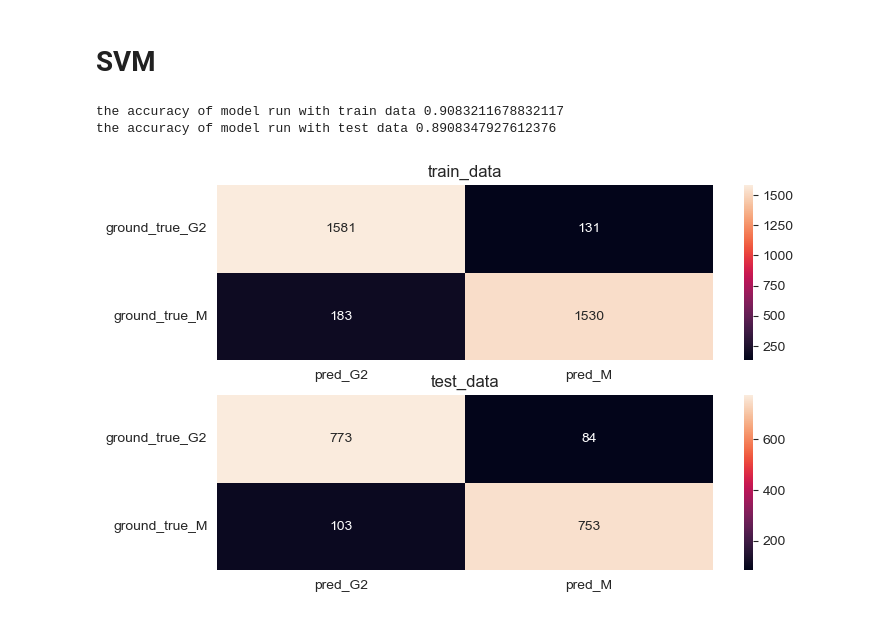
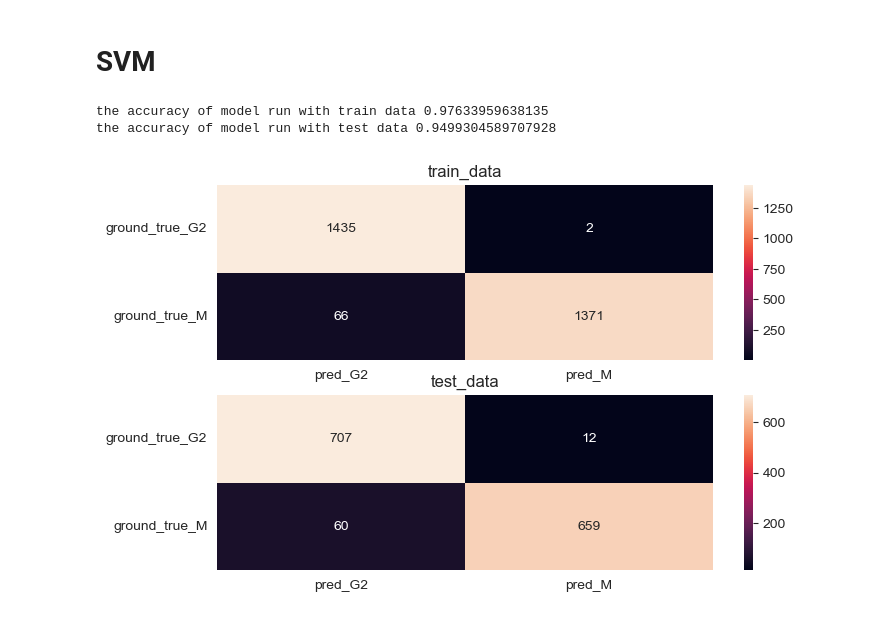
Before and after one commit to HocheggerLab/Omero_Screen, a Jupyter notebook: cellcycle_analysis_files/mitotic-classification.ipynb, the cells around one changed output. Drawn from its saved outputs; the diff is of its cells as text; code cells hidden in the pictures.

```diff
--- a/cellcycle_analysis_files/mitotic-classification.ipynb
+++ b/cellcycle_analysis_files/mitotic-classification.ipynb
@@ -82,4 +105,3 @@ def preprecess_classifier(data,features=['intensity_mean_EdU_cyto','nuclei_count
 # %%
-df=pd.read_csv('/Users/haoranyue/Desktop/221011_Cellcycleprofile_Exp3_siRNAs_MM231_RPE1_U2OS/cellcycle_summary/221011_Cellcycleprofile_Exp3_siRNAs_MM231_RPE1_U2OS_singlecell_cellcycle.csv')
-
-df.groupby('cell_cycle_detailed').count()
+df_ori=pd.read_csv('/Users/haoranyue/Desktop/221011_Cellcycleprofile_Exp3_siRNAs_MM231_RPE1_U2OS/single_cell_data/221011_Cellcycleprofile_Exp3_siRNAs_MM231_RPE1_U2OS_final_data.csv')
+df=pd.read_csv('/Users/haoranyue/Downloads/221011_Cellcycleprofile_Exp3_siRNAs_MM231_RPE1_U2OS_singlecell_cellcycle.csv')
@@ -97,0 +140,3 @@ df.groupby('cell_cycle_detailed').count()
+# %%
+df_all=merge_data(df1=df_ori,df2=df,merge_clue='well_id',megre_columns=['experiment','plate_id','well_id','cell_line','condition','Cyto_ID','intensity_mean_EdU_cyto','intensity_mean_H3P_cyto','area_cell','area_nucleus',])
+df_all
@@ -98,6 +171,14 @@ df.groupby('cell_cycle_detailed').count()
 # %%
-data=pd.concat([df[df['cell_cycle_detailed']=="M"],df[df['cell_cycle_detailed']=="G2"].head(2569)])[[
-       'intensity_mean_EdU_cyto',  'nuclei_count',
-        'DAPI_total_norm',
-       'EdU_mean_corr_norm','area_cell_norm', 'area_cell_norm_log2',
-       'area_nucleus_norm','cell_cycle_detailed',]].reset_index()
+data=pd.concat([df_all[df_all['cell_cycle_detailed']=="M"],df_all[df_all['cell_cycle_detailed']=="G2"].head(2156)])[[ 'cell_line', 'condition', 'label', 'area_nucleus',
+       'intensity_max_DAPI_nucleus', 'intensity_mean_DAPI_nucleus',
+       'integrated_int_DAPI', 'area_cell', 'intensity_max_DAPI_cell',
+       'intensity_mean_DAPI_cell',
+       'intensity_max_Tub_nucleus',
+       'intensity_mean_Tub_nucleus', 'intensity_max_Tub_cell',
+       'intensity_mean_Tub_cell', 'intensity_max_Tub_cyto',
+       'intensity_mean_Tub_cyto',
+       'nuclei_count', 'DAPI_total',
+       'DAPI_total_norm',
+       'EdU_mean_corr_norm',
+       'area_cell_norm',
+       'area_nucleus_norm','cell_cycle_detailed']].sample(frac=1).reset_index(drop=True)
@@ -114,7 +212,7 @@ the selected model: SGDClassifier(loss='log_loss', max_iter=10000)  Score:[0.843
 #using the GridSearchCV to select the best hyperparameters
 
 clf_svm = svm.SVC( random_state=24,C=10,gamma='auto')
-clf_svm_hp =GridSearchCV(clf_svm,{"C":[0.1,1,10,20],"kernel":['linear','poly','rbf','sigmoid']},cv=3,return_train_score=True)
+clf_svm_hp =GridSearchCV(clf_svm,{'C':[0.1,10,100],"gamma":['scale','auto'],'decision_function_shape':['ovo','ovr']},cv=5,return_train_score=True)
 clf_svm_hp.fit(x_train,y_train)
 df_hp=pd.DataFrame(clf_svm_hp.cv_results_)
 df_hp
@@ -136,9 +263,9 @@ the accuracy of model run with test data 0.890251021599533
 # %% [markdown]
 # SVM
 # %%
-clf_svm_hp = svm.SVC( random_state=24,C=10,gamma='auto')
+clf_svm_hp = svm.SVC( random_state=24,C=100,gamma='scale',decision_function_shape='ovo')
 check_classifier(clf=clf_svm_hp,x_train=x_train,x_test=x_test,y_train=y_train,y_test=y_test)
 # %% [output]
-the accuracy of model run with train data 0.9083211678832117
-the accuracy of model run with test data 0.8908347927612376
+the accuracy of model run with train data 0.97633959638135
+the accuracy of model run with test data 0.9499304589707928
-[figure, old version]
+[figure, new version]
```
Also changed, not shown: parts of 11 cells of this notebook.
